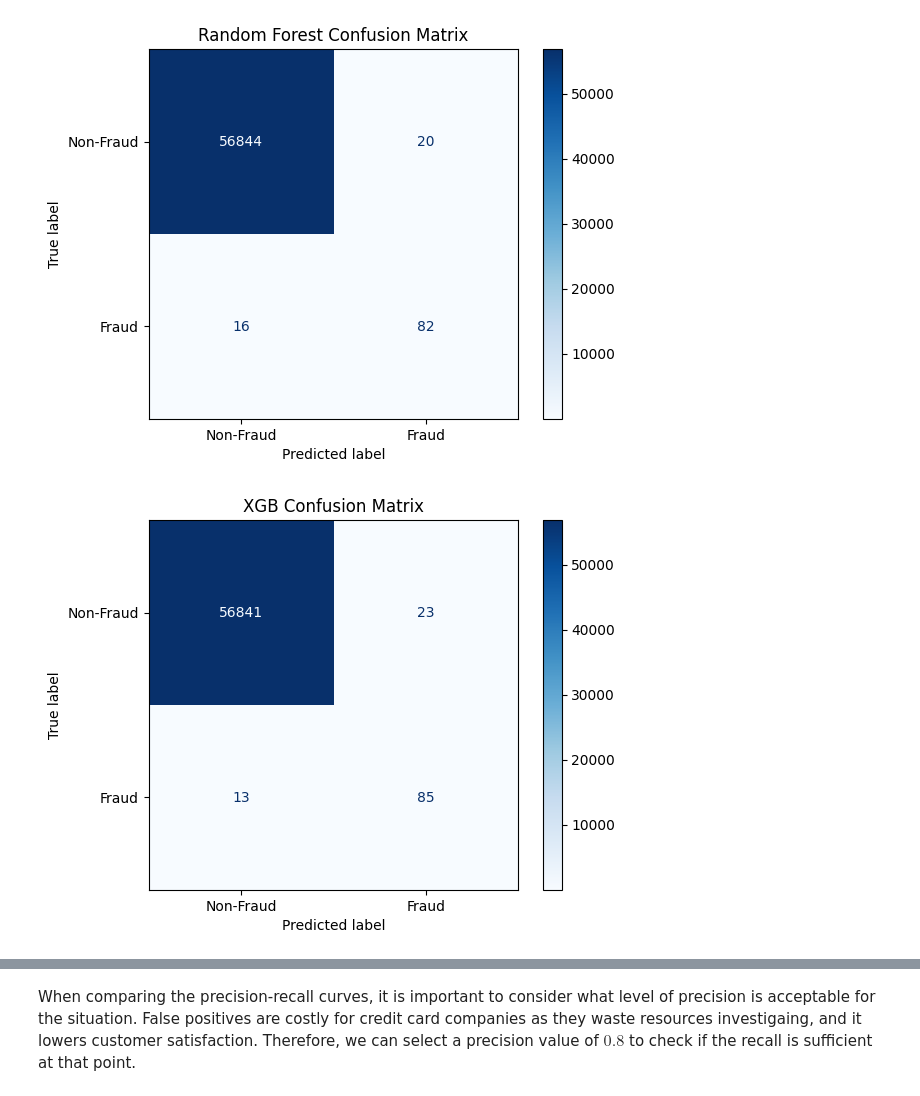
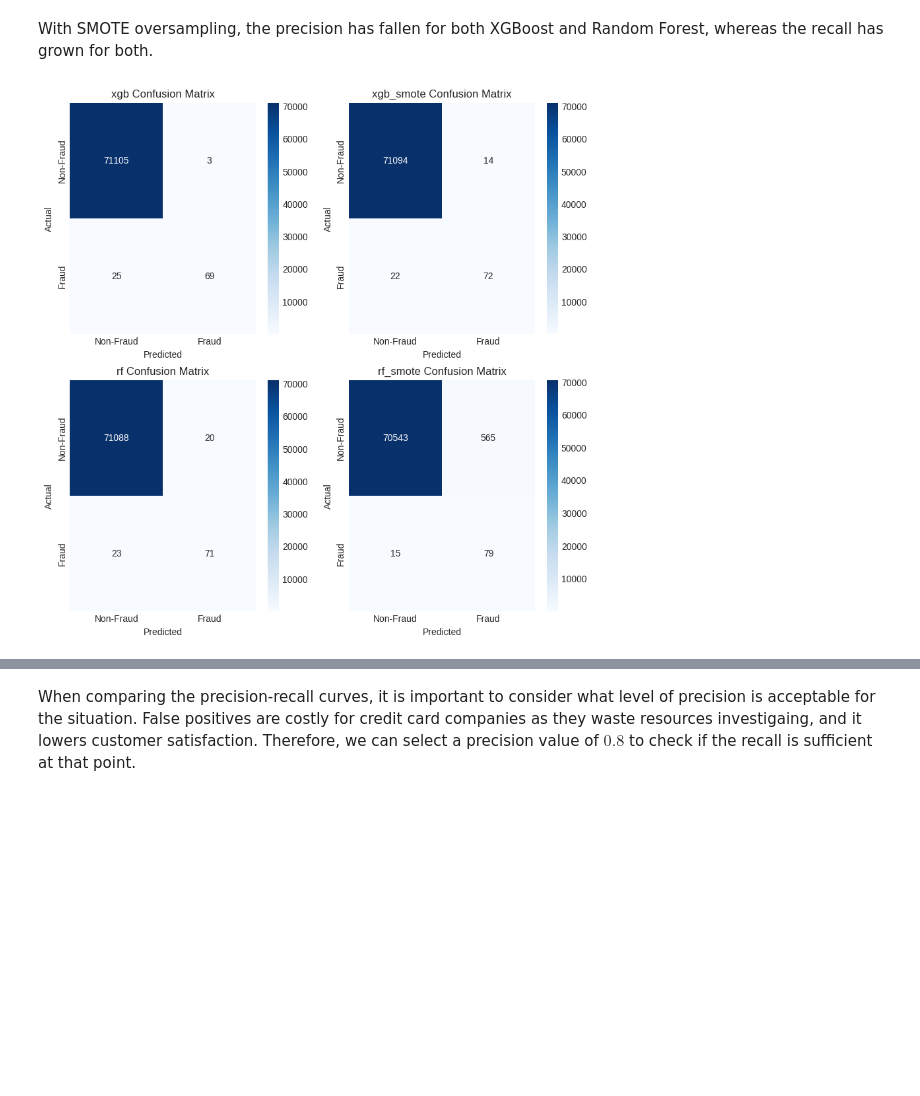
Before and after one commit to feranmidere/credit-card-fraud-detection, a Jupyter notebook: notebooks/model_evaluation.ipynb, the cells around one changed output, grey strips where cells are left out. Cells and saved outputs as stored; diff of their text form; code cells hidden in the pictures; blank space fills up the shorter version.

```diff
--- a/notebooks/model_evaluation.ipynb
+++ b/notebooks/model_evaluation.ipynb
@@ -15,7 +41,11 @@ rf_model = jb.load("../models/RandomForest_final_model.joblib")
 # %%
-test = pd.read_csv("../data/test.csv")
-X_test = test.drop(columns=["Class", "Time"])
+test = pd.read_csv(DATA_DIR / "test.csv")
+X_test = test.drop(columns=["Class"])
 y_test = test["Class"]
+# %%
+predictions = {name:model.predict(X_test) for name, model in models.items()}
 # %%
-print("Random Forest Model Classification Report:")
-print(classification_report(y_test, rf_model.predict(X_test), target_names=["Non-Fraud", "Fraud"]))
+classification_reports = {}
+for name, preds in predictions.items():
+    report = classification_report(y_test, preds, target_names = ['Non-Fraud', 'Fraud'], output_dict = True)
+    classification_reports[name] = pd.DataFrame(report)
@@ -46,0 +86,2 @@ The recall and F1-score are higher for XGBoost, whereas the precision is higher
+# %% [markdown]
+With SMOTE oversampling, the precision has fallen for both XGBoost and Random Forest, whereas the recall has grown for both.
@@ -47,17 +91,13 @@ The recall and F1-score are higher for XGBoost, whereas the precision is higher
 # %%
-rf_matrix = confusion_matrix(y_test, rf_model.predict(X_test))
-xgb_matrix = confusion_matrix(y_test, xgb_model.predict(X_test))
+confusion_matrices = {name: confusion_matrix(y_test, preds) for name, preds in predictions.items()}
 # %%
-ConfusionMatrixDisplay(rf_matrix, display_labels=["Non-Fraud", "Fraud"]).plot(cmap=plt.cm.Blues)
-plt.title("Random Forest Confusion Matrix")
-plt.savefig("../reports/figures/rf_confusion_matrix.png")
+fig, axs = plt.subplots(2, 2, figsize=(10,10))
+for (name, matrix), ax in zip(confusion_matrices.items(), axs.flatten()):
+    sns.heatmap(matrix, annot = True, fmt='d', cmap = "Blues", xticklabels=["Non-Fraud", "Fraud"], yticklabels=["Non-Fraud", "Fraud"], ax=ax)
+    ax.set_title(f"{name} Confusion Matrix")
+    ax.set_xlabel("Predicted")
+    ax.set_ylabel("Actual")
+plt.savefig(REPORTS_DIR / f"evaluation_figures/confusion-matrices.png", bbox_inches='tight', facecolor='white')
 plt.show()
 # %% [output]
-[figure, old version]
+[figure, new version]
-# %%
-ConfusionMatrixDisplay(xgb_matrix, display_labels=["Non-Fraud", "Fraud"]).plot(cmap=plt.cm.Blues)
-plt.title("XGB Confusion Matrix")
-plt.savefig("../reports/figures/xgb_confusion_matrix.png")
-plt.show()
-# %% [output]
-[figure, removed]
```
Also changed, not shown: parts of 21 cells of this notebook, 33 other files.
